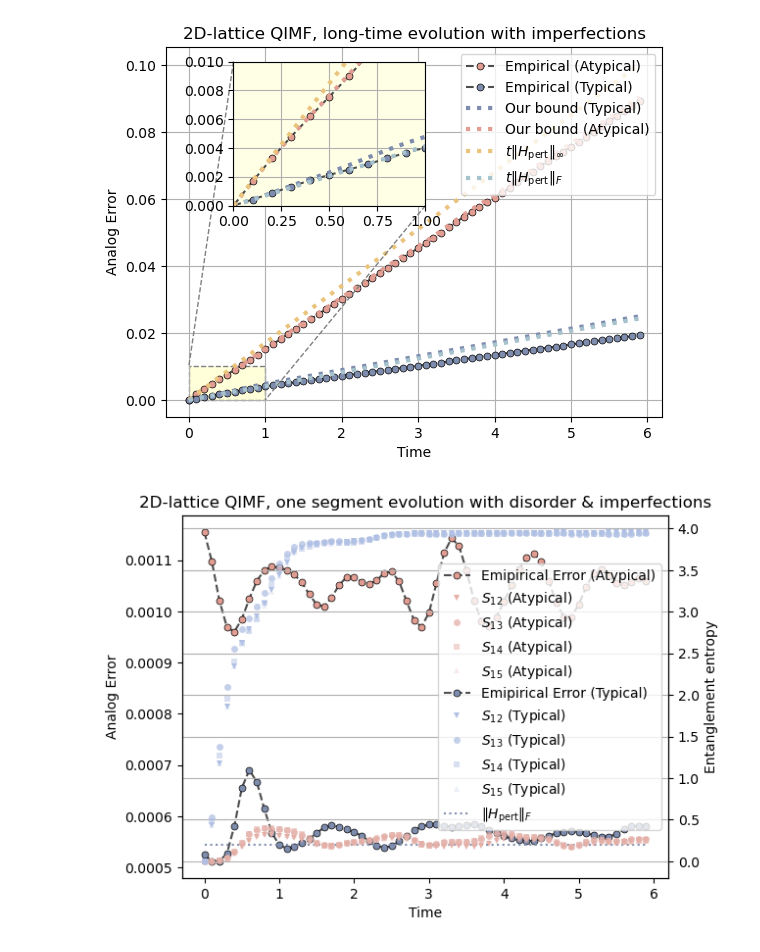
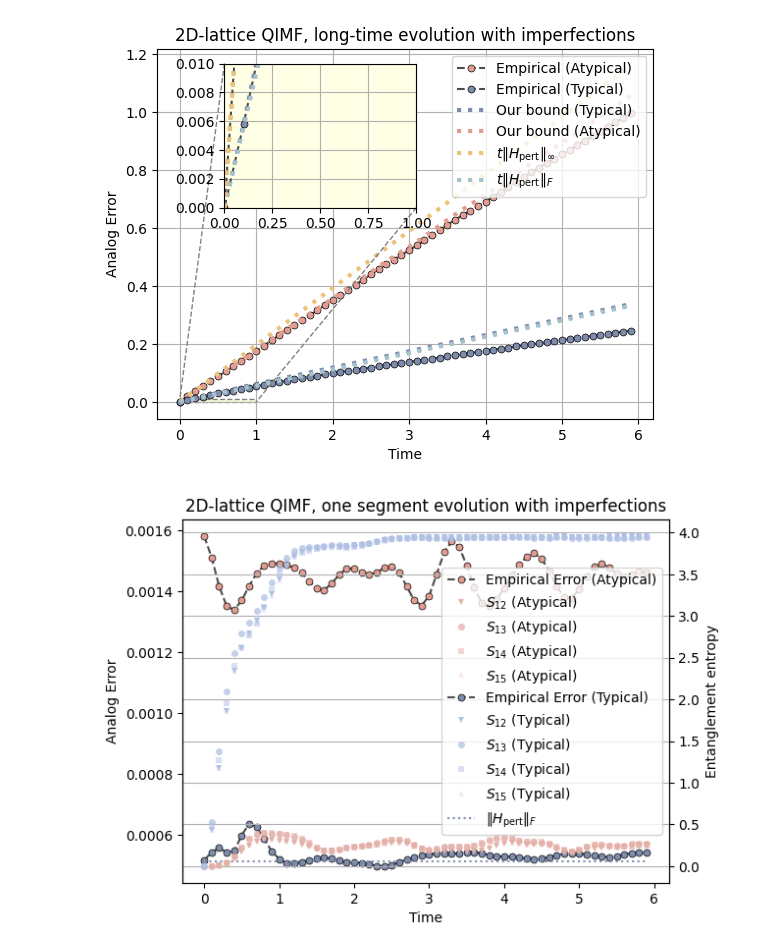
Before and after one commit to minidas/Entanglement-Induced-Resilience-of-Quantum-Dynamics, a Jupyter notebook: 2D_QIMF_analog.ipynb, the cells around one changed output. Saved outputs shown, nothing was run; the diff lists cells and outputs as text; code cells hidden in the pictures.

Commit message:
fix: typo in legends

```diff
--- a/2D_QIMF_analog.ipynb
+++ b/2D_QIMF_analog.ipynb
@@ -13,7 +13,7 @@ import pickle
 
 # with open('./data/2D_exact_model.pkl', 'rb') as f:
 #     exact_model = pickle.load(f)
-with open('./data/2D_analog_model[di].pkl', 'rb') as f:
+with open('./data/2D_analog_model[i].pkl', 'rb') as f:
     analog_model = pickle.load(f)
 # %%
 initial_state = Statevector.from_label('0'*N).data  # Typical case state
@@ -92,7 +92,7 @@ mark_inset(ax1, ax2, loc1=2, loc2=4, fc="#ffffda", ec="0.5",linestyle='dashed')
 plt.savefig('./Figures/long-time[i,2D].pdf', bbox_inches='tight',dpi=600)
 plt.show()
 # %% [output]
-[figure, old version]
+[figure, new version]
 # %%
 from entropy import entropy_data
 import matplotlib.pyplot as plt
@@ -106,7 +106,7 @@ for i in range(num_steps):
     analog_state = analog_model.U0 @ exact_state
     exact_state = analog_model.exact_model.U0 @ exact_state
     state_distance.append(np.linalg.norm(exact_state - analog_state))
-p11=ax1.plot(time[:-1], state_distance, color='0.3', marker='o', markersize=5, mfc='#E19D92', mec='k', linestyle='dashed', markeredgewidth=0.5,label='Emipirical Error (Atypical)')
+p11=ax1.plot(time[:-1], state_distance, color='0.3', marker='o', markersize=5, mfc='#E19D92', mec='k', linestyle='dashed', markeredgewidth=0.5,label='Empirical Error (Atypical)')
 ax2=ax1.twinx()
 entropy_list=entropy_data(initial_state, analog_model, k=2)
 p12=ax2.plot(time[:-1], entropy_list[:-1], label=r'$S_{12}$ (Atypical)',marker='v', markersize=5, mfc="#E4AFA7", linewidth=0,markeredgewidth=0,mec='k')
@@ -121,34 +121,34 @@ p16=ax2.plot(time[:-1], entropy_list[:-1],label=r'$S_{15}$ (Atypical)', marker='
 initial_state = Statevector.from_label('0'*N).data  # Typical case state
 state_distance = []
 exact_state = initial_state
 analog_state = initial_state
 for i in range(num_steps):
     analog_state = analog_model.U0 @ exact_state
     exact_state = analog_model.exact_model.U0 @ exact_state
     state_distance.append(np.linalg.norm(exact_state - analog_state))
-p21=ax1.plot(time[:-1], state_distance, color='0.3', marker='o', markersize=5, mfc='#7E8CAD', mec='k', linestyle='dashed', markeredgewidth=0.5,label='Emipirical Error (Typical)')
+p21=ax1.plot(time[:-1], state_distance, color='0.3', marker='o', markersize=5, mfc='#7E8CAD', mec='k', linestyle='dashed', markeredgewidth=0.5,label='Empirical Error (Typical)')
 
 entropy_list=entropy_data(initial_state, analog_model, k=2)
 p22=ax2.plot(time[:-1], entropy_list[:-1],label=r'$S_{12}$ (Typical)',marker='v', markersize=5, mfc="#B0C0E4", linewidth=0,markeredgewidth=0,mec='k')
 entropy_list=entropy_data(initial_state, analog_model, k=[1,3,4,5,6,7,8,9])
 p24=ax2.plot(time[:-1], entropy_list[:-1],label=r'$S_{13}$ (Typical)', marker='o', markersize=5, mfc='#B0C0E4', linewidth=0,markeredgewidth=0,alpha=0.75,mec='k')
 entropy_list=entropy_data(initial_state, analog_model, k=[1,2,4,5,6,7,8,9])
 p25=ax2.plot(time[:-1], entropy_list[:-1],label=r'$S_{14}$ (Typical)', marker='s', markersize=5, mfc='#B0C0E4', linewidth=0,markeredgewidth=0,alpha=0.5,mec='k')
 entropy_list=entropy_data(initial_state, analog_model, k=[1,2,3,5,6,7,8,9])
 p26=ax2.plot(time[:-1], entropy_list[:-1],label=r'$S_{15}$ (Typical)', marker='^', markersize=5, mfc='#B0C0E4', linewidth=0,markeredgewidth=0,alpha=0.25,mec='k')
 
 p13=ax1.plot(time[:-1], [V_fro*time_step]*num_steps, color="#7E8CAD", linestyle='dotted', label=r'$\|H_{\text{pert}}\|_{F}$')
 # plt.plot(time[:-1], [V_spec*time_step]*num_steps, color='#A4E048', linestyle='dashed', label=r'$\delta t\lambda\|V\|_{\infty}$')
 ax1.set_xlabel('Time')
 ax1.set_ylabel('Analog Error')
 ax2.set_ylabel('Entanglement entropy')
 
 lns=p11+p12+p14+p15+p16+p21+p22+p24+p25+p26+p13
 labs=[l.get_label() for l in lns]
-plt.title('2D-lattice QIMF, one segment evolution with disorder & imperfections')
+plt.title('2D-lattice QIMF, one segment evolution with imperfections')
 plt.legend(lns,labs,loc=0)
 plt.grid()
-plt.savefig('./Figures/one_segment[di,2D].pdf', bbox_inches='tight',dpi=600)
+plt.savefig('./Figures/one_segment[i,2D].pdf', bbox_inches='tight',dpi=600)
 plt.show()
 # %% [output]
-[figure, old version]
+[figure, new version]
```
Also changed, not shown: 13 other files.
